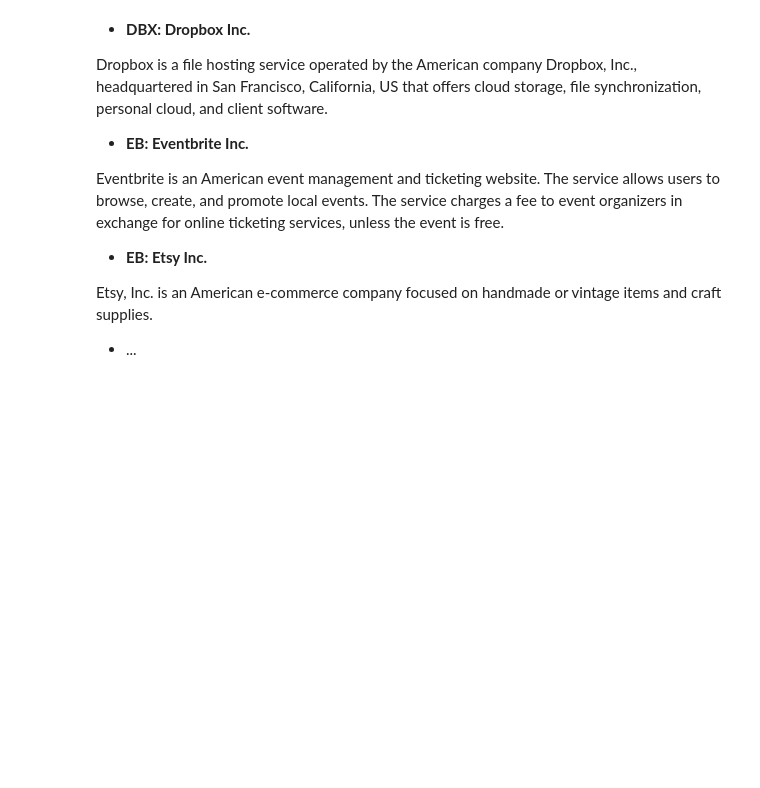
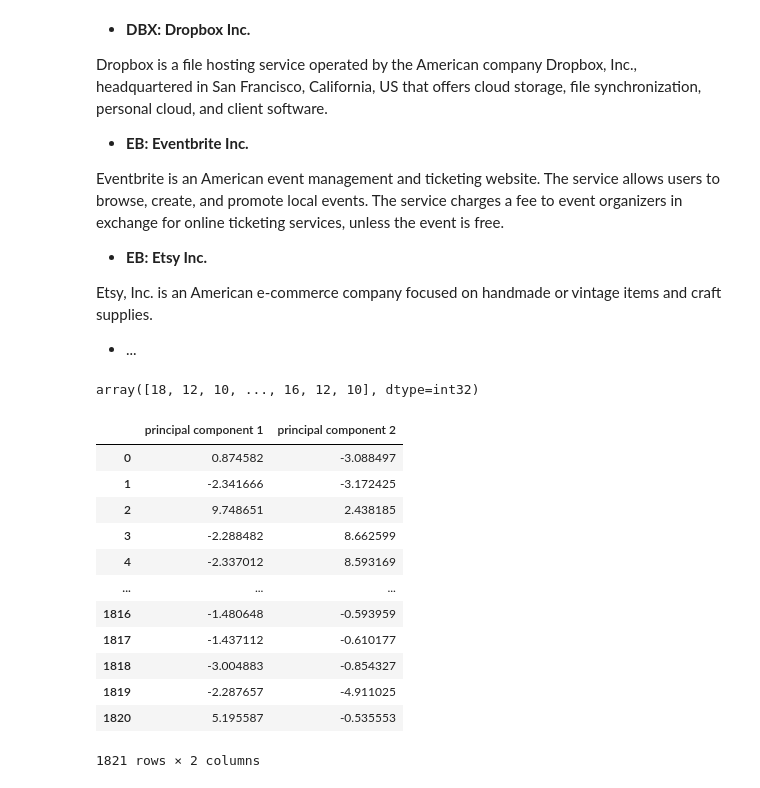
Before and after one commit to daifengqi/PHBS_MLF_2021, a Jupyter notebook: final/doc2vec.ipynb, the cells around one changed output. Cells and saved outputs as stored; diff of their text form; code cells hidden in the pictures; blank space fills up the shorter version.

```diff
--- a/final/doc2vec.ipynb
+++ b/final/doc2vec.ipynb
@@ -263,0 +276,20 @@ Etsy, Inc. is an American e-commerce company focused on handmade or vintage item
+# %%
+kmeans.labels_
+# %% [output]
+array([18, 12, 10, ..., 16, 12, 10], dtype=int32)
+# %%
+principalDf
+# %% [output]
+|  | principal component 1 | principal component 2 |
+| 0 | 0.874582 | -3.088497 |
+| 1 | -2.341666 | -3.172425 |
+| 2 | 9.748651 | 2.438185 |
+| 3 | -2.288482 | 8.662599 |
+| 4 | -2.337012 | 8.593169 |
+| ... | ... | ... |
+| 1816 | -1.480648 | -0.593959 |
+| 1817 | -1.437112 | -0.610177 |
+| 1818 | -3.004883 | -0.854327 |
+| 1819 | -2.287657 | -4.911025 |
+| 1820 | 5.195587 | -0.535553 |
+1821 rows × 2 columns
```
Also changed, not shown: parts of 5 cells of this notebook.
